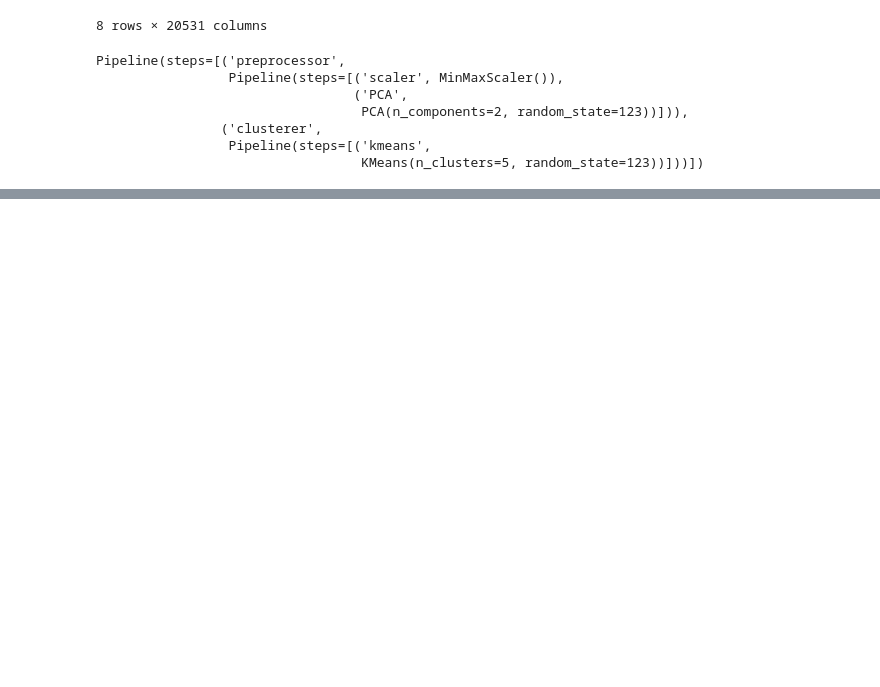
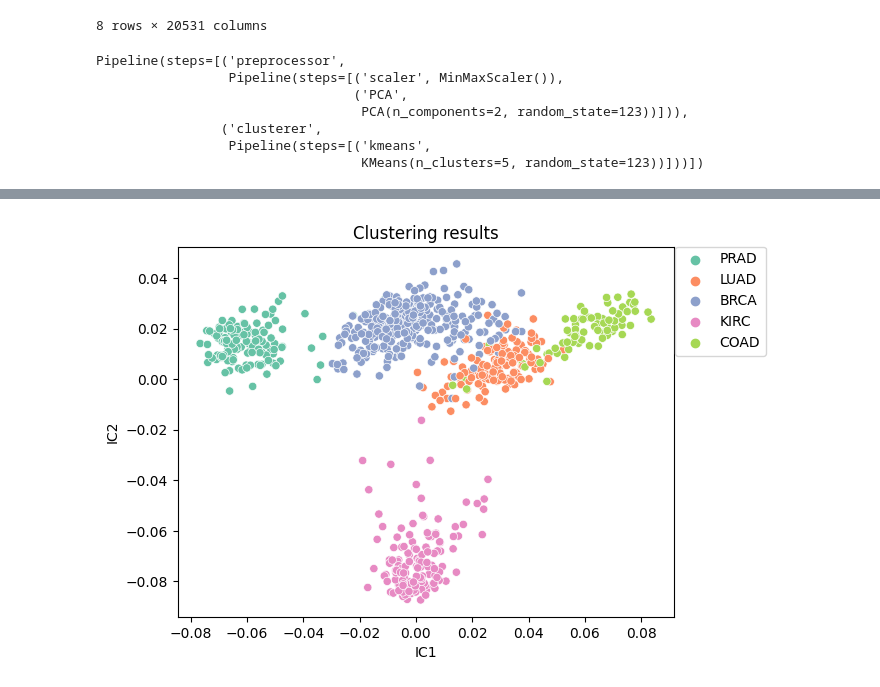
Before and after one commit to alexismenanieves/Model_Catalog, a Jupyter notebook: Notebooks/DS01_Clust_KMeans_TCGA.ipynb, the cells around one changed output, grey strips where cells are left out. Drawn from its saved outputs; the diff is of its cells as text; code cells hidden in the pictures; blank space fills up the shorter version.

```diff
--- a/Notebooks/DS01_Clust_KMeans_TCGA.ipynb
+++ b/Notebooks/DS01_Clust_KMeans_TCGA.ipynb
@@ -185,0 +203,14 @@ The silhouette score is 0.512
+# %%
+X_fica = FastICA(n_components=2).fit_transform(X)
+df_fica = pd.DataFrame(X_fica, columns=['IC1','IC2'])
+df_fica['truth'] = y
+plot = sns.scatterplot(x='IC1',
+                       y='IC2',
+                       data=df_fica,
+                       hue='truth',
+                       palette= 'Set2')
+plot.set_title('Clustering results')
+plt.legend(bbox_to_anchor=(1.2,1.02))
+plt.show()
+# %% [output]
+[figure, added]
```
Also changed, not shown: parts of 8 cells of this notebook.
